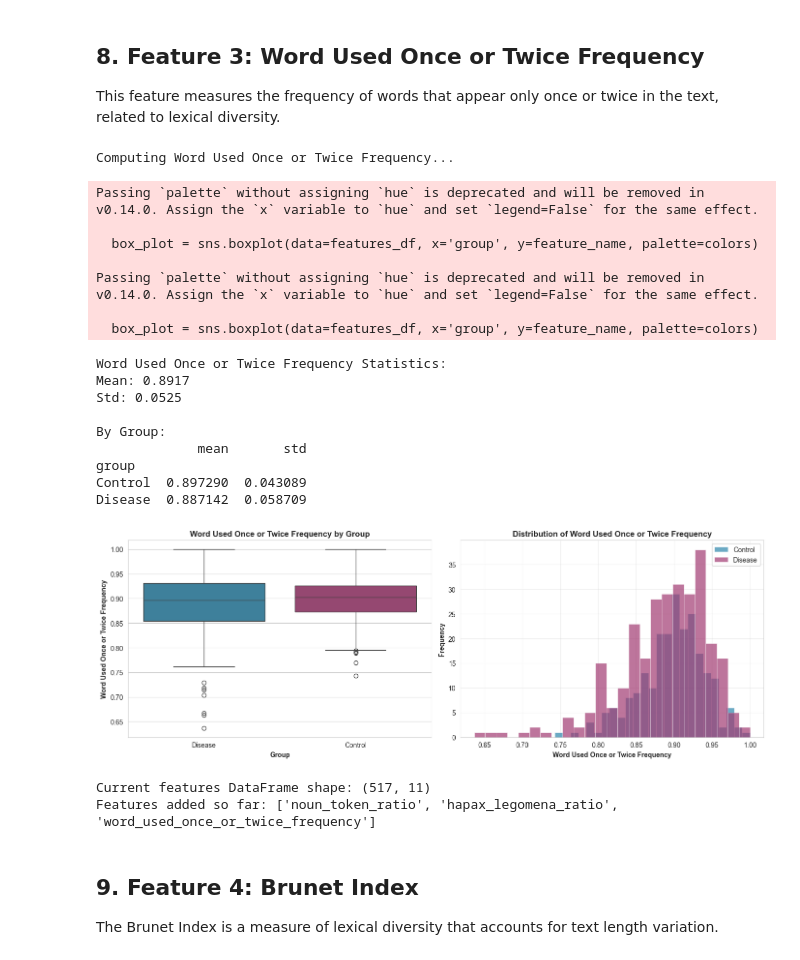
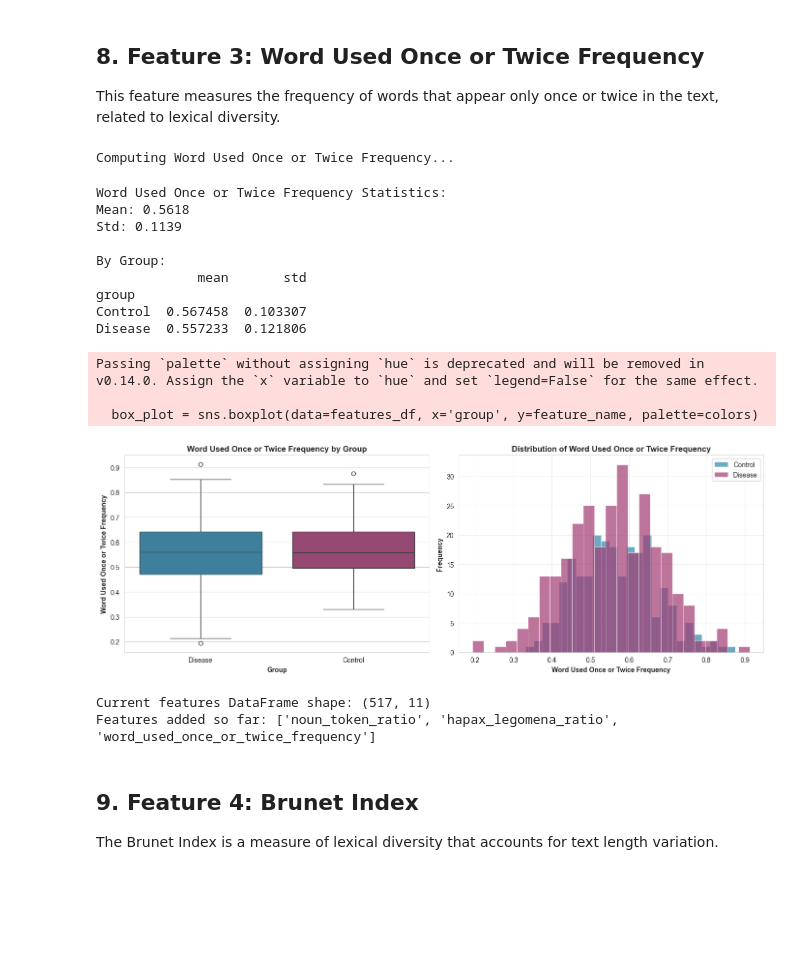
Before and after one commit to NetanelShalev/AD_LongitudinalDataGenerator, a Jupyter notebook: pitt_linguistic_analysis_notebook.ipynb, the cells around one changed output. Cells and saved outputs as stored; diff of their text form; code cells hidden in the pictures; blank space fills up the shorter version.

```diff
--- a/pitt_linguistic_analysis_notebook.ipynb
+++ b/pitt_linguistic_analysis_notebook.ipynb
@@ -78,3 +81,7 @@ NLTK version: 3.9.2
+# %%
+# Create aliases for backward compatibility with existing function names
+noun_token_ratio = nouns_freq_in_text
+hapax_legomena_ratio = word_used_once_frequency
 # %%
 # Create output directory for comparison results
 import os
@@ -562,43 +539,28 @@ Features added so far: ['noun_token_ratio', 'hapax_legomena_ratio']
 
 This feature measures the frequency of words that appear only once or twice in the text, related to lexical diversity.
 # %%
-def word_used_once_or_twice_frequency(text):
-    """Calculate frequency of words used once or twice"""
-    tokens = _clean_tokens(text)
-    if not tokens:
-        return 0.0
-
-    word_counts = Counter(tokens)
-    once_or_twice_count = sum(1 for count in word_counts.values() if count <= 2)
-
-    return once_or_twice_count / len(word_counts) if word_counts else 0.0
-
 # Use the reusable function for computation and visualization
 features_df = compute_and_visualize_feature(
     feature_func=word_used_once_or_twice_frequency,
     feature_name='word_used_once_or_twice_frequency',
     feature_description='Word Used Once or Twice Frequency',
     features_df=features_df
 )
 # %% [output]
 Computing Word Used Once or Twice Frequency...
-Passing `palette` without assigning `hue` is deprecated and will be removed in v0.14.0. Assign the `x` variable to `hue` and set `legend=False` for the same effect.
+Word Used Once or Twice Frequency Statistics:
+Mean: 0.5618
+Std: 0.1139
 
-  box_plot = sns.boxplot(data=features_df, x='group', y=feature_name, palette=colors)
-
-Passing `palette` without assigning `hue` is deprecated and will be removed in v0.14.0. Assign the `x` variable to `hue` and set `legend=False` for the same effect.
-
-  box_plot = sns.boxplot(data=features_df, x='group', y=feature_name, palette=colors)
+By Group:
+             mean       std
+group
+Control  0.567458  0.103307
+Disease  0.557233  0.121806
-Word Used Once or Twice Frequency Statistics:
-Mean: 0.8917
-Std: 0.0525
+Passing `palette` without assigning `hue` is deprecated and will be removed in v0.14.0. Assign the `x` variable to `hue` and set `legend=False` for the same effect.
 
-By Group:
-             mean       std
-group
-Control  0.897290  0.043089
-Disease  0.887142  0.058709
+  box_plot = sns.boxplot(data=features_df, x='group', y=feature_name, palette=colors)
-[figure, old version]
+[figure, new version]
 Current features DataFrame shape: (517, 11)
 Features added so far: ['noun_token_ratio', 'hapax_legomena_ratio', 'word_used_once_or_twice_frequency']
 # %% [markdown]
```
Also changed, not shown: parts of 26 cells of this notebook, 13 other files.
